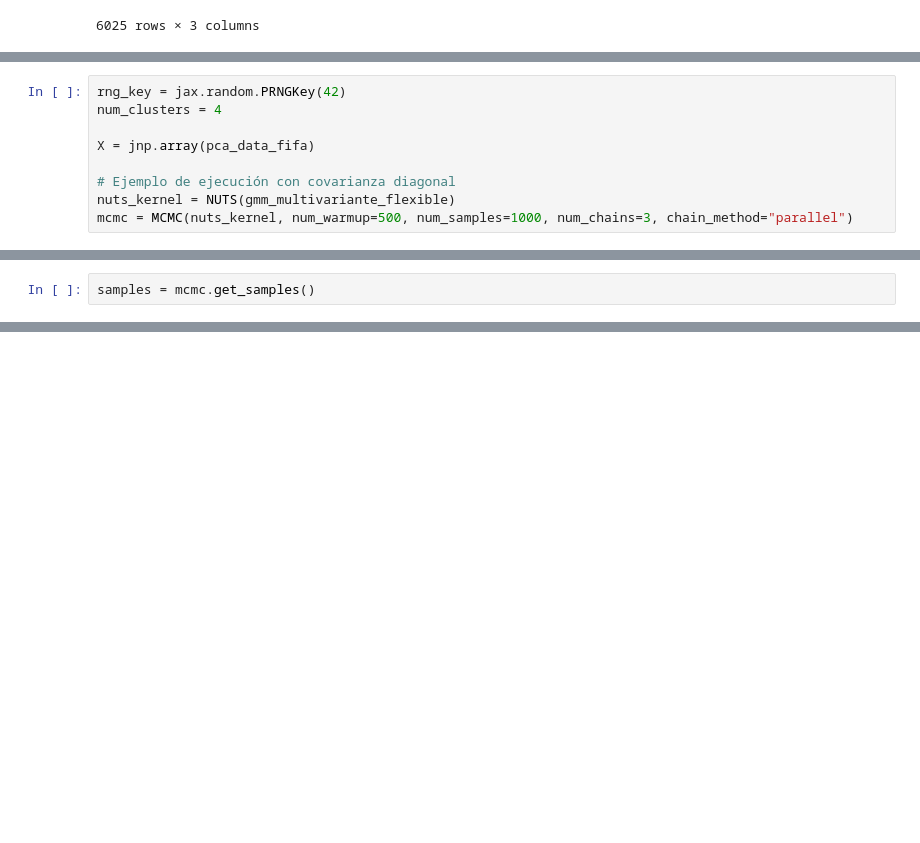
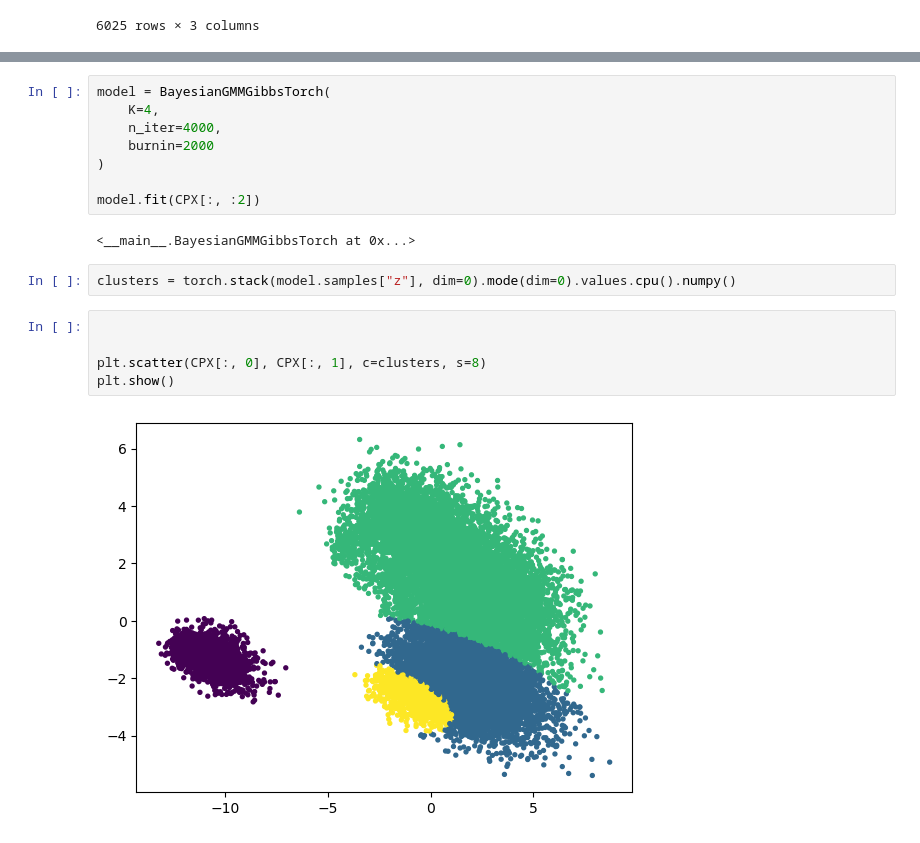
Before and after one commit to yaelrsc/Computaci-n-estad-stica-2026-2, a Jupyter notebook: Proyectos/EM_for_Gaussian_Mixture_Models.ipynb, the cells around one changed output, grey strips where cells are left out. Saved outputs shown, nothing was run; the diff lists cells and outputs as text; blank space fills up the shorter version.

```diff
--- a/Proyectos/EM_for_Gaussian_Mixture_Models.ipynb
+++ b/Proyectos/EM_for_Gaussian_Mixture_Models.ipynb
@@ -691,9 +1238,0 @@ def gmm_multivariante_flexible(data, num_components, tipo="completa"):
-# %%
-rng_key = jax.random.PRNGKey(42)
-num_clusters = 4
-
-X = jnp.array(pca_data_fifa)
-
-# Ejemplo de ejecución con covarianza diagonal
-nuts_kernel = NUTS(gmm_multivariante_flexible)
-mcmc = MCMC(nuts_kernel, num_warmup=500, num_samples=1000, num_chains=3, chain_method="parallel")
@@ -723,2 +1238,0 @@ Number of divergences: 0
-# %%
-samples = mcmc.get_samples()
@@ -879,0 +1416,19 @@ fifa_20[['short_name','cluster2','player_positions', 'overall']].query('cluster2
+# %%
+model = BayesianGMMGibbsTorch(
+    K=4,
+    n_iter=4000,
+    burnin=2000
+)
+
+model.fit(CPX[:, :2])
+# %% [output]
+<__main__.BayesianGMMGibbsTorch at 0x...>
+# %%
+clusters = torch.stack(model.samples["z"], dim=0).mode(dim=0).values.cpu().numpy()
+# %%
+
+
+plt.scatter(CPX[:, 0], CPX[:, 1], c=clusters, s=8)
+plt.show()
+# %% [output]
+[figure, added]
```
Also changed, not shown: parts of 35 cells of this notebook, 1 other file.
